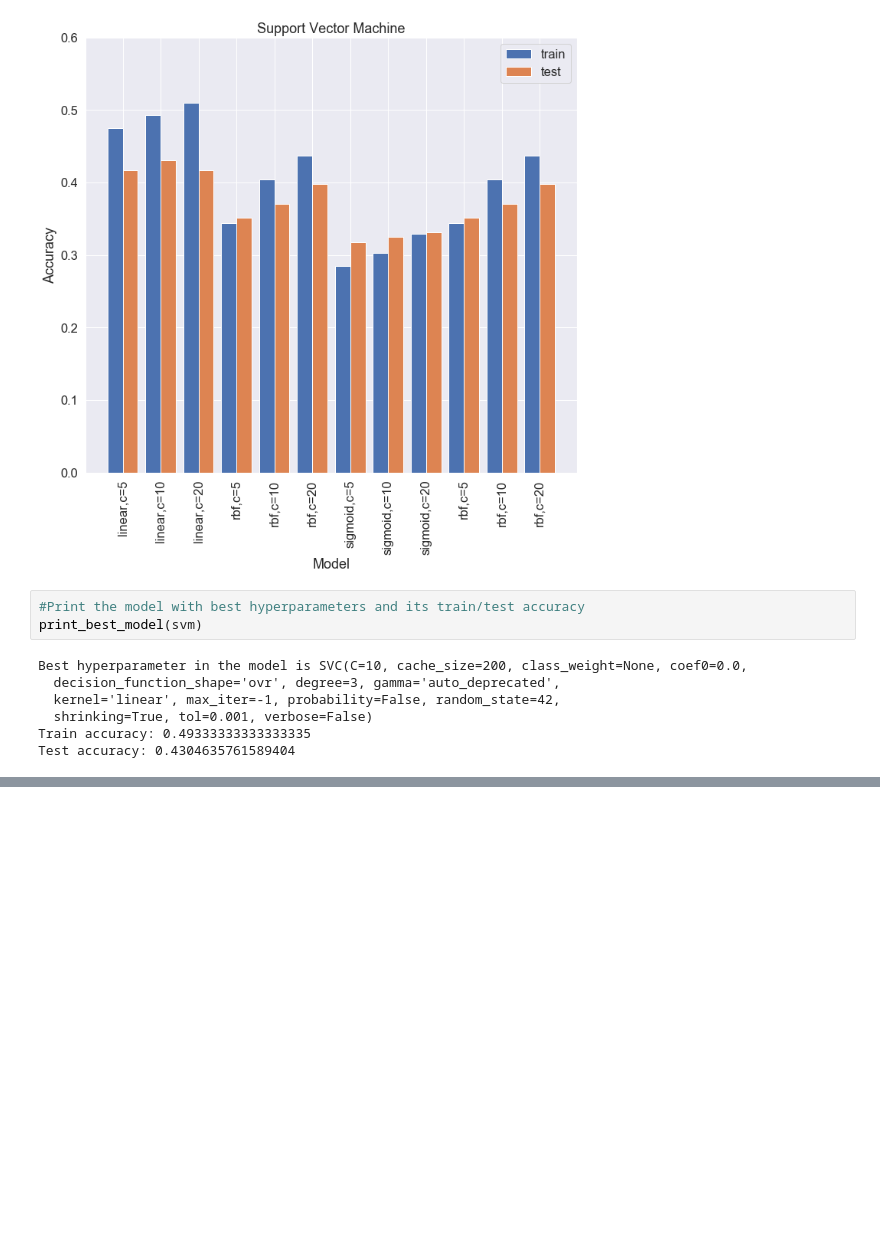
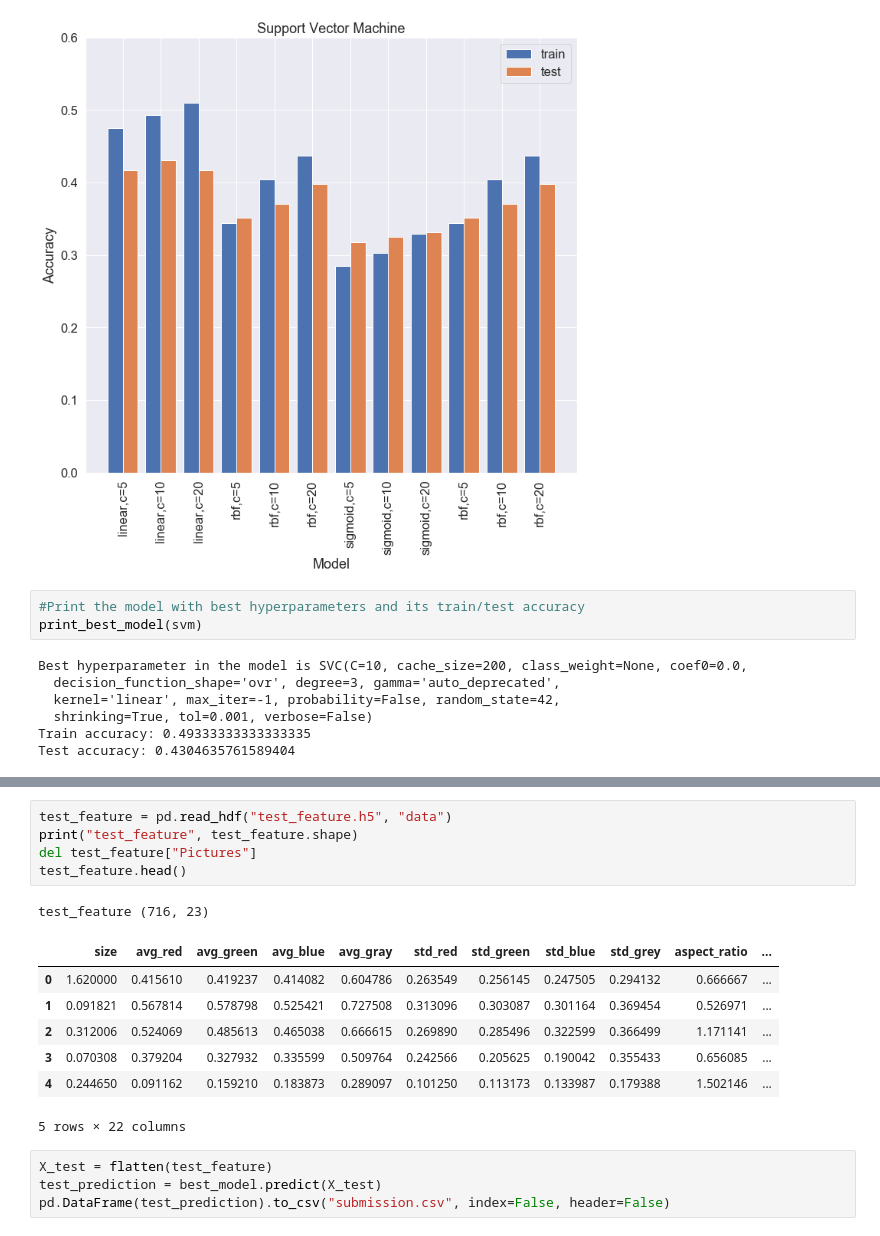
Before and after one commit to LinjianMa/DS100-final-project, a Jupyter notebook: GradProject_NB3.ipynb, the cells around one changed output, grey strips where cells are left out. Cells and saved outputs as stored; diff of their text form; blank space fills up the shorter version.

Commit message:
submission.csv produced, NB2 and NB3 finished

```diff
--- a/GradProject_NB3.ipynb
+++ b/GradProject_NB3.ipynb
@@ -382,0 +394,18 @@ Test accuracy: 0.4304635761589404
+# %%
+test_feature = pd.read_hdf("test_feature.h5", "data")
+print("test_feature", test_feature.shape)
+del test_feature["Pictures"]
+test_feature.head()
+# %% [output]
+test_feature (716, 23)
+|  | size | avg_red | avg_green | avg_blue | avg_gray | std_red | std_green | std_blue | std_grey | aspect_ratio | ... |
+| 0 | 1.620000 | 0.415610 | 0.419237 | 0.414082 | 0.604786 | 0.263549 | 0.256145 | 0.247505 | 0.294132 | 0.666667 | ... |
+| 1 | 0.091821 | 0.567814 | 0.578798 | 0.525421 | 0.727508 | 0.313096 | 0.303087 | 0.301164 | 0.369454 | 0.526971 | ... |
+| 2 | 0.312006 | 0.524069 | 0.485613 | 0.465038 | 0.666615 | 0.269890 | 0.285496 | 0.322599 | 0.366499 | 1.171141 | ... |
+| 3 | 0.070308 | 0.379204 | 0.327932 | 0.335599 | 0.509764 | 0.242566 | 0.205625 | 0.190042 | 0.355433 | 0.656085 | ... |
+| 4 | 0.244650 | 0.091162 | 0.159210 | 0.183873 | 0.289097 | 0.101250 | 0.113173 | 0.133987 | 0.179388 | 1.502146 | ... |
+5 rows × 22 columns
+# %%
+X_test = flatten(test_feature)
+test_prediction = best_model.predict(X_test)
+pd.DataFrame(test_prediction).to_csv("submission.csv", index=False, header=False)
```
Also changed, not shown: parts of 8 cells of this notebook, 27 other files.
